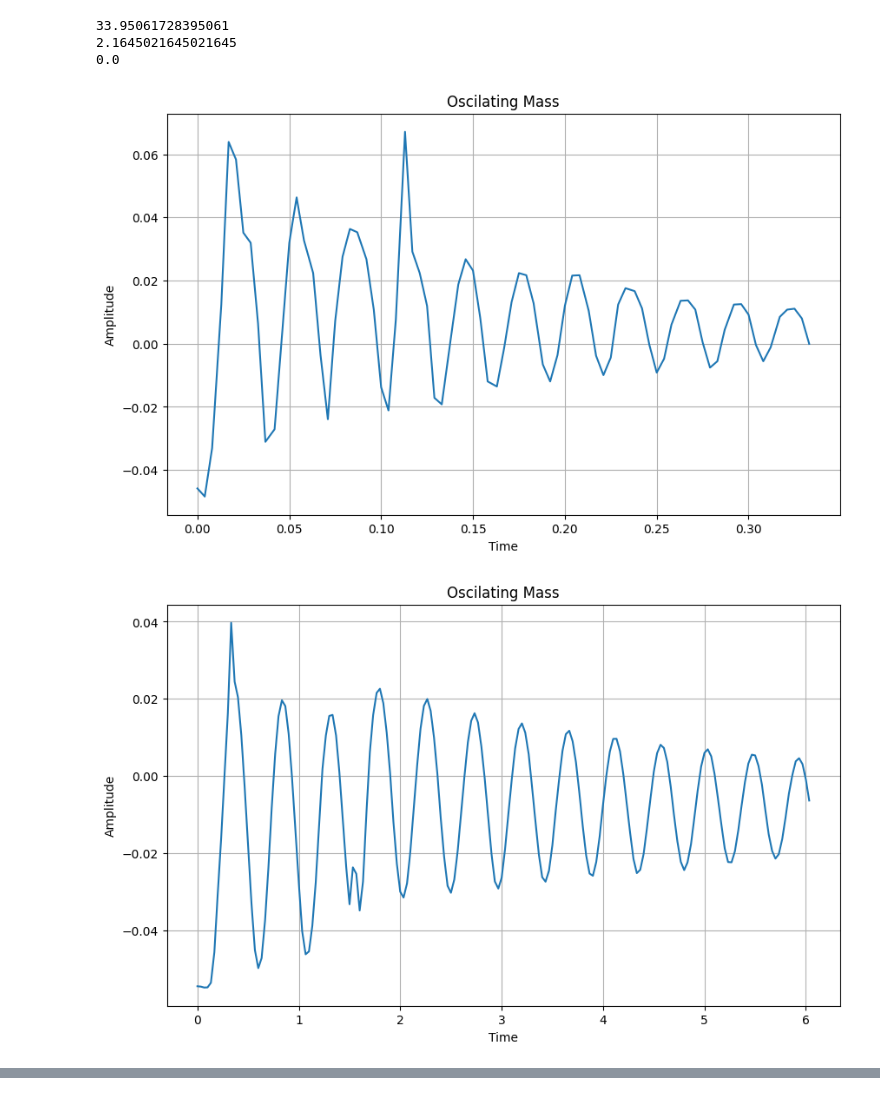
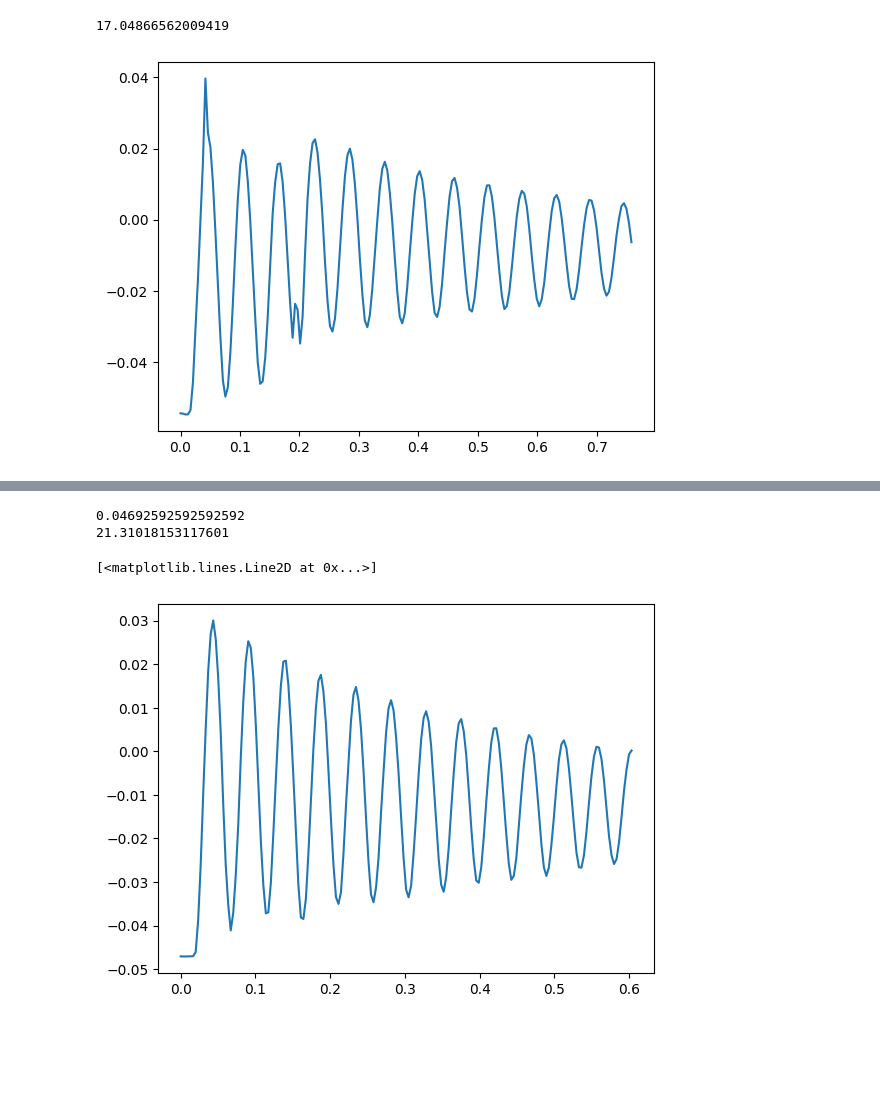
Before and after one commit to The-Josh-Chan/school_projects, a Jupyter notebook: MECH523_Microsystems/data_crunch.ipynb, the cells around one changed output, grey strips where cells are left out. Saved outputs shown, nothing was run; the diff lists cells and outputs as text; code cells hidden in the pictures; blank space fills up the shorter version.

Commit message:
Updating data crunching for both m435 and m423

```diff
--- a/MECH523_Microsystems/data_crunch.ipynb
+++ b/MECH523_Microsystems/data_crunch.ipynb
@@ -60,18 +47,11 @@ print(time_range)
 # %%
 # Large Mass
 largeMass = load_data("LargeMass.txt")
-largeMass_hz = get_hz(largeMass['t'], largeMass['y'])
-osc_plotter(largeMass['t'], largeMass['y'])
+time_range = get_time_range(240, largeMass['t'])
+largeMass_hz = get_hz(time_range, largeMass['y'])
+# osc_plotter(largeMass['t'], largeMass['y'])
+plt.plot(time_range, largeMass['y'])
 print(largeMass_hz)
-
-# Small Mass
-smallMass = load_data("SmallMass.txt")
-smallMass_hz = get_hz(smallMass['t'], smallMass['y'])
-osc_plotter(smallMass['t'], smallMass['y'])
-print(smallMass_hz)
 # %% [output]
-33.95061728395061
-2.1645021645021645
-0.0
+17.04866562009419
-[figure, old version]
+[figure, new version]
-[figure, removed]
@@ -78,0 +58,23 @@ print(smallMass_hz)
+# %%
+# Small Mass
+smallMass = load_data("SmallMass.txt")
+time_range = get_time_range(300, smallMass['t'])
+smallMass_hz = get_hz(time_range, smallMass['y'])
+# osc_plotter(smallMass['t'], smallMass['y'])
+
+smallMass['ts'] = time_range
+# print(smallMass[smallMass['y'] == max(smallMass['y'])]['ts'].values[0])
+section = smallMass[smallMass['t'] > 0.5]
+# print(section[section['y'] == max(section['y'])]['ts'].values[0])
+# plt.vlines()
+
+period_time = section[section['y'] == max(section['y'])]['ts'].values[0] - smallMass[smallMass['y'] == max(smallMass['y'])]['ts'].values[0]
+print(period_time)
+smallMass_hz = 1/period_time
+print(smallMass_hz)
+plt.plot(smallMass['ts'], smallMass['y'])
+# %% [output]
+0.04692592592592592
+21.31018153117601
+[<matplotlib.lines.Line2D at 0x...>]
+[figure, added]
```
Also changed, not shown: parts of 2 cells of this notebook, 7 other files.
